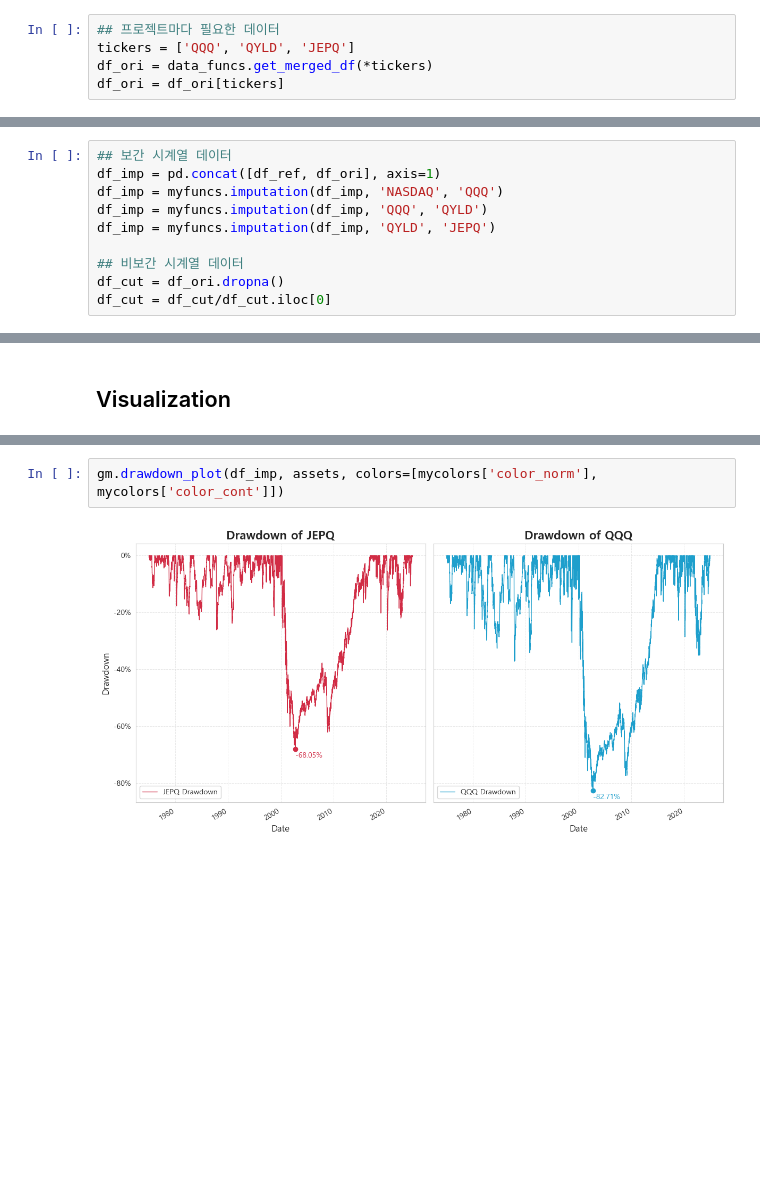
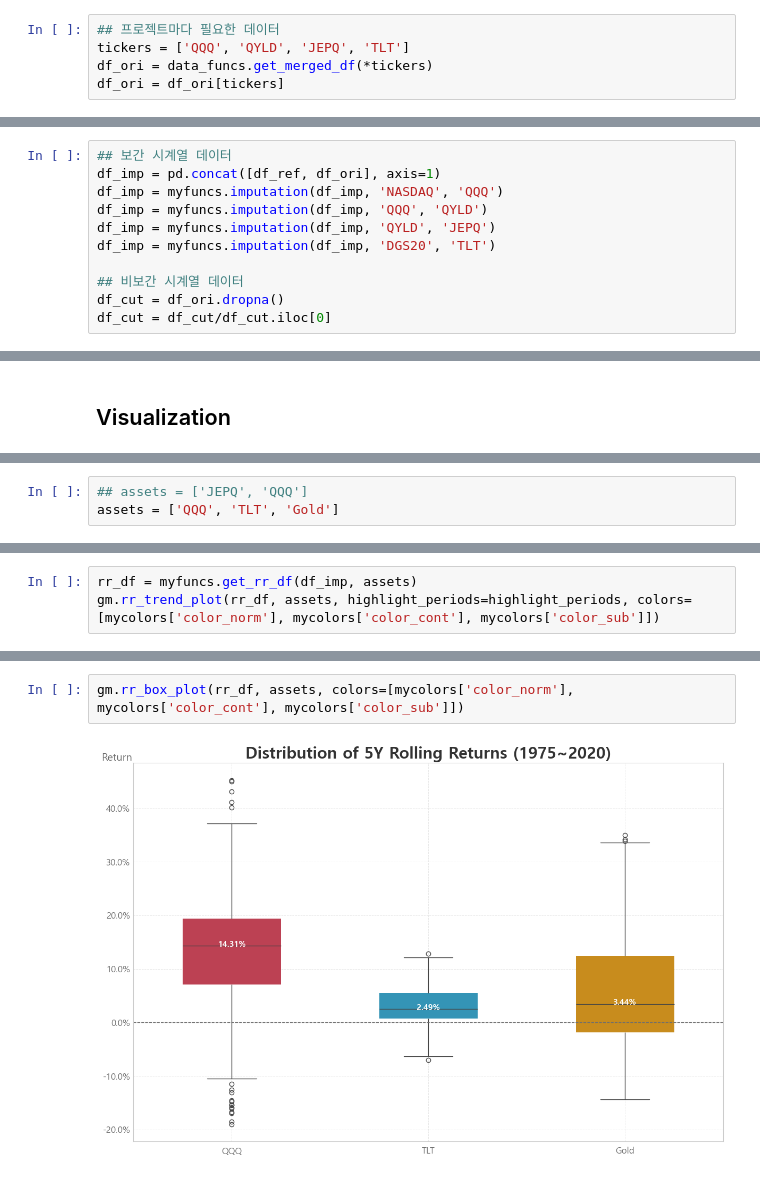
Before and after one commit to sdjhs0327/ws_fn, a Jupyter notebook: contents/00_01_Anal_One_JEPQ.ipynb, the cells around one changed output, grey strips where cells are left out. Cells and saved outputs as stored; diff of their text form; blank space fills up the shorter version.

```diff
--- a/contents/00_01_Anal_One_JEPQ.ipynb
+++ b/contents/00_01_Anal_One_JEPQ.ipynb
@@ -88,6 +88,6 @@ df_ref = df_ref/df_ref.iloc[0]
 # %%
 ## 프로젝트마다 필요한 데이터
-tickers = ['QQQ', 'QYLD', 'JEPQ']
+tickers = ['QQQ', 'QYLD', 'JEPQ', 'TLT']
 df_ori = data_funcs.get_merged_df(*tickers)
 df_ori = df_ori[tickers]
 # %% [output]
@@ -98,6 +98,7 @@ df_imp = pd.concat([df_ref, df_ori], axis=1)
 df_imp = myfuncs.imputation(df_imp, 'NASDAQ', 'QQQ')
 df_imp = myfuncs.imputation(df_imp, 'QQQ', 'QYLD')
 df_imp = myfuncs.imputation(df_imp, 'QYLD', 'JEPQ')
+df_imp = myfuncs.imputation(df_imp, 'DGS20', 'TLT')
 
 ## 비보간 시계열 데이터
 df_cut = df_ori.dropna()
@@ -113 +121,4 @@ assets = ['JEPQ', 'QQQ']
+# %%
+## assets = ['JEPQ', 'QQQ']
+assets = ['QQQ', 'TLT', 'Gold']
 # %%
@@ -130,0 +150,3 @@ gm.return_risk_profile_plot(return_risk_df, assets, colors=[mycolors['color_norm
+# %%
+rr_df = myfuncs.get_rr_df(df_imp, assets)
+gm.rr_trend_plot(rr_df, assets, highlight_periods=highlight_periods, colors=[mycolors['color_norm'], mycolors['color_cont'], mycolors['color_sub']])
@@ -131,4 +155,4 @@ gm.return_risk_profile_plot(return_risk_df, assets, colors=[mycolors['color_norm
 # %%
-gm.drawdown_plot(df_imp, assets, colors=[mycolors['color_norm'], mycolors['color_cont']])
+gm.rr_box_plot(rr_df, assets, colors=[mycolors['color_norm'], mycolors['color_cont'], mycolors['color_sub']])
 # %% [output]
-[figure, old version]
+[figure, new version]
```
Also changed, not shown: parts of 19 cells of this notebook.
